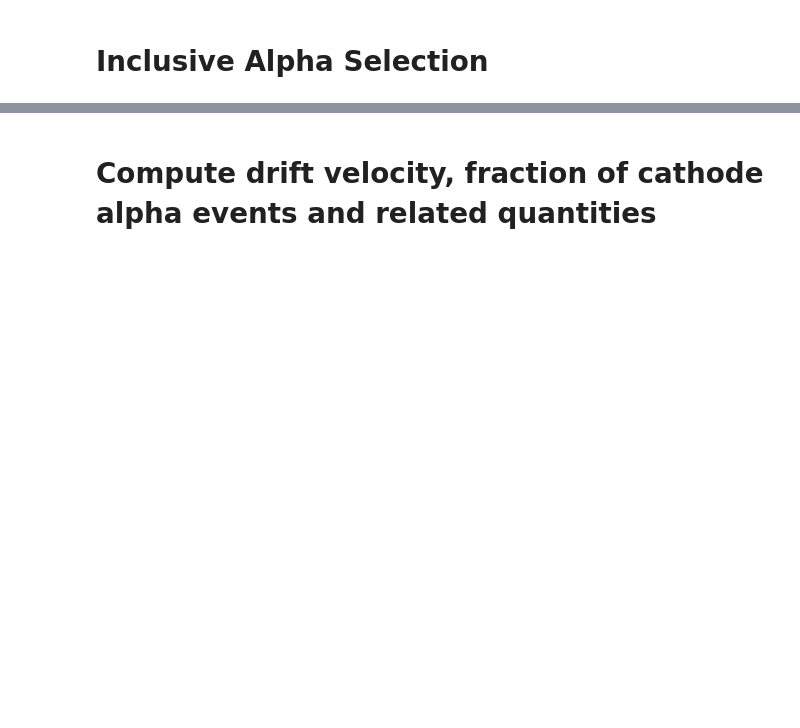
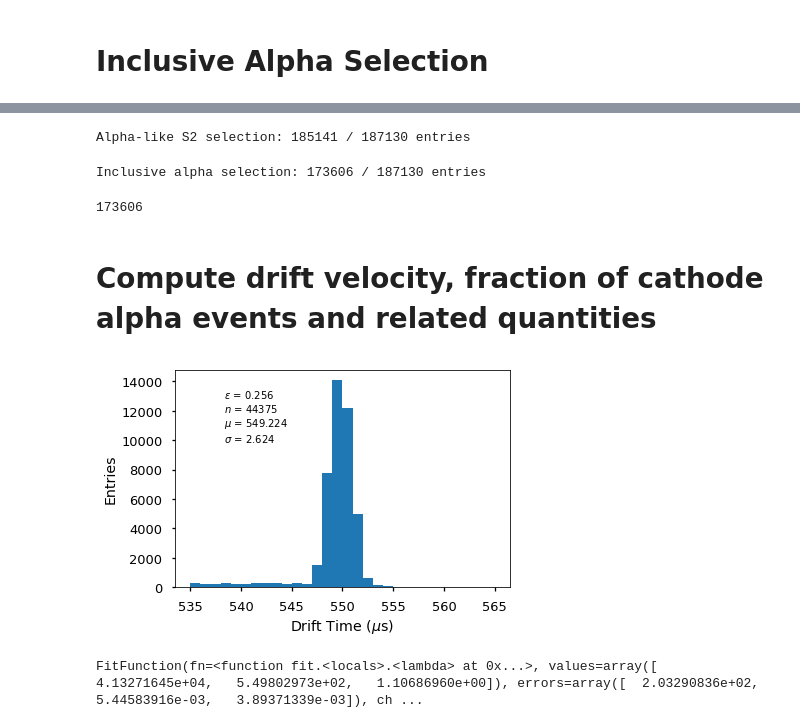
Before and after one commit to msorel/ICARO, a Jupyter notebook: icaro/analysis/AlphaAnalysis/ComputeDriftVelocity.ipynb, the cells around one changed output, grey strips where cells are left out. Cells and saved outputs as stored; diff of their text form; code cells hidden in the pictures; blank space fills up the shorter version.

Commit message:
ComputeDriftVelocity notebook now uses alpha selection functions, plus other inor changes

```diff
--- a/icaro/analysis/AlphaAnalysis/ComputeDriftVelocity.ipynb
+++ b/icaro/analysis/AlphaAnalysis/ComputeDriftVelocity.ipynb
@@ -159,16 +150,52 @@ dataInclusiveAlphas = dataReduced[selInclusiveAlphas]
+# %%
+# Alpha-like S2 selection
+selS2, inputEntries, outputEntries = asf.s2Filter(data,
+                                                  minS2Charge, maxS2Charge,
+                                                  minS2Width, maxS2Width,
+                                                  minS2StartTime, maxS2StartTime)
+
+print('Alpha-like S2 selection:',outputEntries,'/',inputEntries,'entries')
+# %% [output]
+Alpha-like S2 selection: 185141 / 187130 entries
+# %%
+# Inclusive alpha selection
+# Goal: keep events with one and only one alpha-like S1, and one and only one alpha-like S2
+selInclusiveAlphas, inputEntries, outputEntries = asf.inclusiveAlphaFilter(data,
+                                                                           minS1Charge, maxS1Charge,
+                                                                           minS1Width, maxS1Width,
+                                                                           minS1StartTime, maxS1StartTime,
+                                                                           minS2Charge, maxS2Charge,
+                                                                           minS2Width, maxS2Width,
+                                                                           minS2StartTime, maxS2StartTime)
+
+print('Inclusive alpha selection:',outputEntries,'/',inputEntries,'entries')
+
+# From now on, work with data frame reduced according to inclusive alpha selection
+data = data[selInclusiveAlphas]
+numInclusiveAlphas=sum(selInclusiveAlphas)
+# %% [output]
+Inclusive alpha selection: 173606 / 187130 entries
+# %%
+print(numInclusiveAlphas)
+# %% [output]
+173606
 # %% [markdown]
 # Compute drift velocity, fraction of cathode alpha events and related quantities
 # %%
 # Drift time histogram near the cathode region
-y, x, _ = hst.hist(dataInclusiveAlphas.DT, 30, (535, 565), stats=optStat, xylabels=('Drift Time ($\mu$s)','Entries'));
+y, x, _ = hst.hist(data.DT, 30, (535, 565), stats=optStat, xylabels=('Drift Time ($\mu$s)','Entries'));
 # For the fit errors and fit chi2 to be correct, histogram errors on y need to be explicitly set
 # Hack for now: fit results are not correct when some histogram error elements are zero, so add a small number there for now. To be fixed.
 ey = np.sqrt(y)
 ey[np.where(ey==0)]=1.e-1
+# %% [output]
+[figure, added]
 # %%
 # Fit the drift time histogram above with a gaussian
 fitResult = fitf.fit(fitf.gauss, x, y, (5.e4, 550., 1.), sigma=ey)
 # Print the fit results
 print(fitResult)
+# %% [output]
+FitFunction(fn=<function fit.<locals>.<lambda> at 0x...>, values=array([  4.13271645e+04,   5.49802973e+02,   1.10686960e+00]), errors=array([  2.03290836e+02,   5.44583916e-03,   3.89371339e-03]), ch ...
 # %%
 # Draw the drift time histogram with fit superimposed
```
Also changed, not shown: parts of 13 cells of this notebook.
